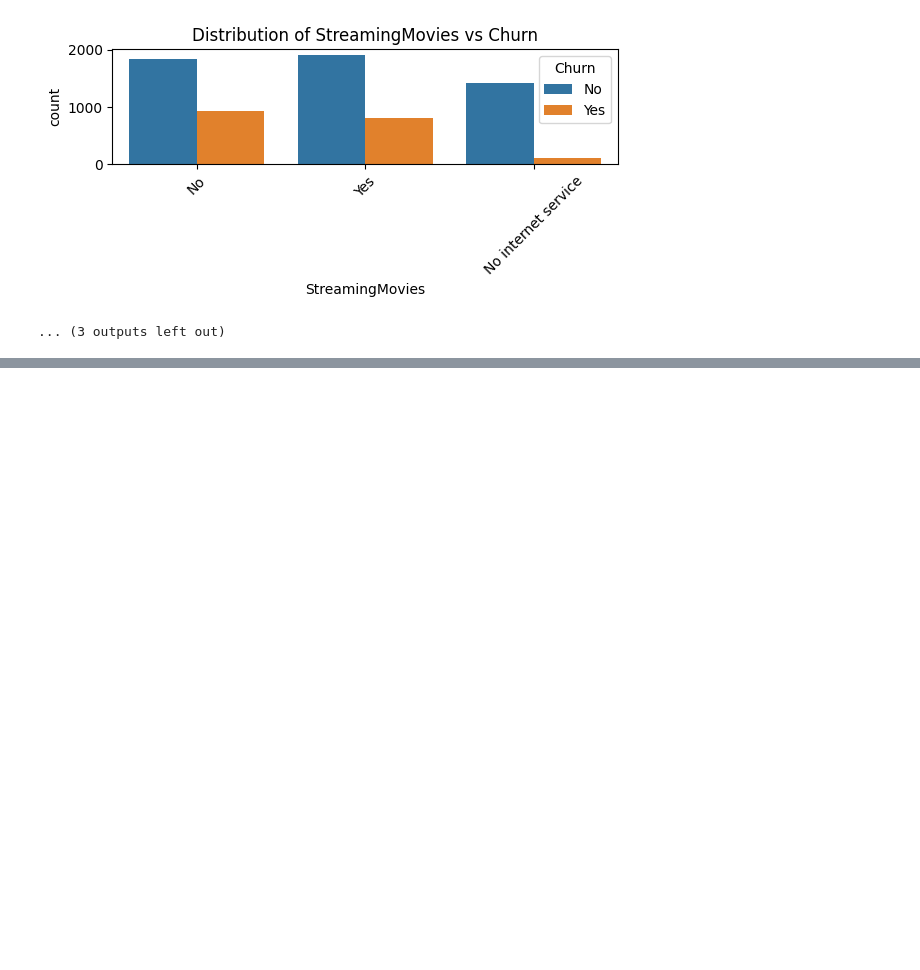
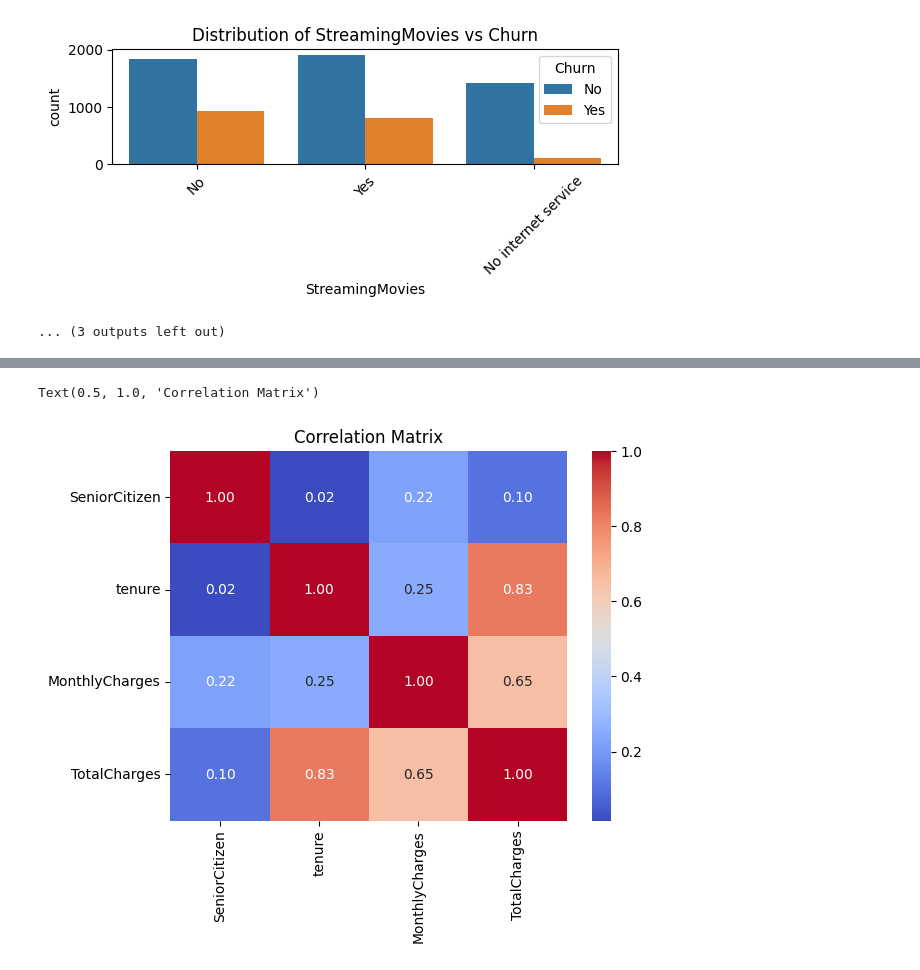
Before and after one commit to swarnendu2003/customer-churn-prediction, a Jupyter notebook: notebooks/data_cleaning_bisakh.ipynb, the cells around one changed output, grey strips where cells are left out. Cells and saved outputs as stored; diff of their text form; code cells hidden in the pictures; blank space fills up the shorter version.

```diff
--- a/notebooks/data_cleaning_bisakh.ipynb
+++ b/notebooks/data_cleaning_bisakh.ipynb
@@ -212,0 +225,7 @@ for col in cat_col:
+# %%
+corr=data_copy[num_col].corr()
+sns.heatmap(corr, annot=True, cmap='coolwarm', fmt='.2f')
+plt.title('Correlation Matrix')
+# %% [output]
+Text(0.5, 1.0, 'Correlation Matrix')
+[figure, added]
```
Also changed, not shown: parts of 34 cells of this notebook, 2 other files.
